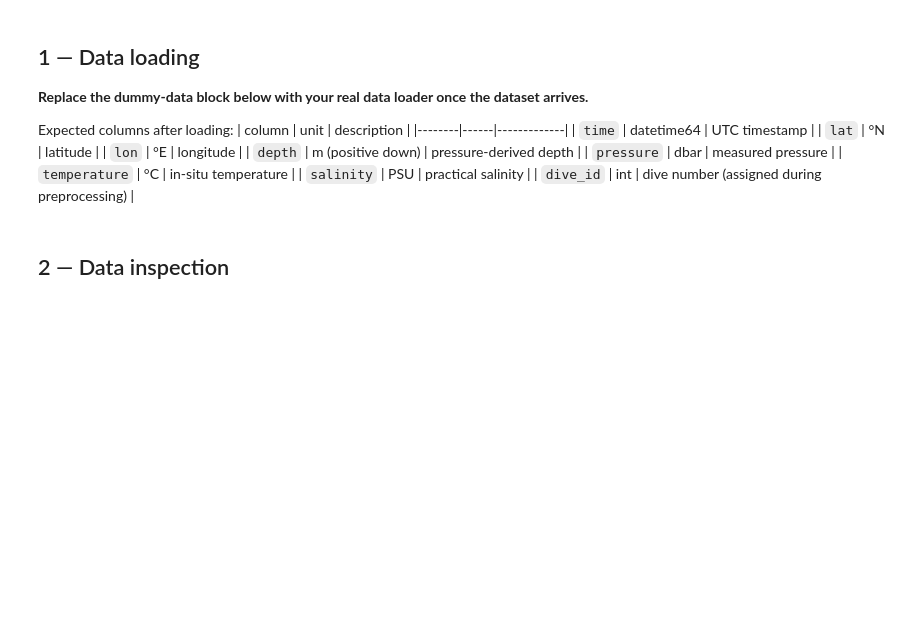
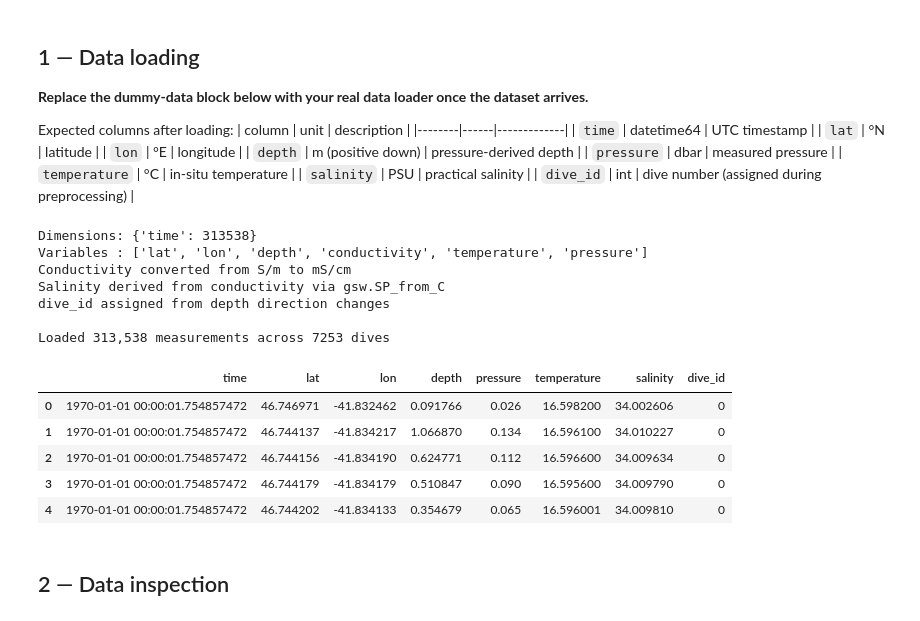
Before and after one commit to Maranderine/IIMS_CTD, a Jupyter notebook: CTD/ctd_analysis.ipynb, the cells around one changed output. Cells and saved outputs as stored; diff of their text form; code cells hidden in the pictures; blank space fills up the shorter version.

```diff
--- a/CTD/ctd_analysis.ipynb
+++ b/CTD/ctd_analysis.ipynb
@@ -48,68 +48,90 @@ Expected columns after loading:
 | `dive_id` | int | dive number (assigned during preprocessing) |
 # %%
 # ── SET YOUR FILE PATH ──────────────────────────────────────────────────────
-NC_FILE = 'data/glider.nc'   # <-- adjust to match your actual filename
+NC_FILE = 'data/glider_CTD_IFM162.nc'
 
 # ── Open and inspect ────────────────────────────────────────────────────────
 ds = xr.open_dataset(NC_FILE)
-print("Dimensions:", dict(ds.dims))
+print("Dimensions:", dict(ds.sizes))
 print("Variables :", list(ds.data_vars))
 
 # ── Variable name mapping ───────────────────────────────────────────────────
-# Covers IOOS Glider DAC naming and raw SLOCUM science-file naming.
-# Add variants here if your file uses different names.
 ALIASES = {
-    'time':        ['time', 'sci_m_present_time'],
-    'lat':         ['latitude', 'lat', 'm_gps_lat'],
-    'lon':         ['longitude', 'lon', 'm_gps_lon'],
-    'depth':       ['depth', 'm_depth', 'sci_water_depth'],
-    'pressure':    ['pressure', 'sci_water_pressure'],
-    'temperature': ['temperature', 'sci_water_temp'],
-    'salinity':    ['salinity', 'sci_water_sal', 'sci_seawater_salinity'],
+    'time':         ['time', 'sci_m_present_time'],
+    'lat':          ['latitude', 'lat', 'm_gps_lat'],
+    'lon':          ['longitude', 'lon', 'm_gps_lon'],
+    'depth':        ['depth', 'm_depth', 'sci_water_depth'],
+    'pressure':     ['pressure', 'sci_water_pressure'],
+    'temperature':  ['temperature', 'sci_water_temp'],
+    'salinity':     ['salinity', 'sci_water_sal', 'sci_seawater_salinity'],
+    'conductivity': ['conductivity', 'sci_water_cond'],
 }
 
-def pick(ds, candidates):
+def pick(ds, candidates, required=True):
     for name in candidates:
         if name in ds:
             return ds[name].values
-    raise KeyError(f"None of {candidates} found — available: {list(ds.data_vars)}")
+    if required:
+        raise KeyError(f"None of {candidates} found — available: {list(ds.data_vars)}")
+    return None
 
 df = pd.DataFrame({
     'time':        pd.to_datetime(pick(ds, ALIASES['time'])),
     'lat':         pick(ds, ALIASES['lat']).astype(float),
     'lon':         pick(ds, ALIASES['lon']).astype(float),
     'depth':       pick(ds, ALIASES['depth']).astype(float),
     'pressure':    pick(ds, ALIASES['pressure']).astype(float),
     'temperature': pick(ds, ALIASES['temperature']).astype(float),
-    'salinity':    pick(ds, ALIASES['salinity']).astype(float),
 })
 
-# ── Drop rows with missing core variables ───────────────────────────────────
+cond = ds['conductivity'].values.astype(float)
+
+# SLOCUM stores conductivity in S/m; gsw.SP_from_C exspects mS/cm → ×10
+if cond.mean() < 10:
+    cond = cond * 10
+    print("Conductivity converted from S/m to mS/cm")
+df['salinity'] = gsw.SP_from_C(cond, df['temperature'], df['pressure'])
+print("Salinity derived from conductivity via gsw.SP_from_C")
+
+
+# Drop rows with missing values
 df = df.dropna(subset=['depth', 'temperature', 'salinity']).reset_index(drop=True)
 df = df.sort_values('time').reset_index(drop=True)
 
 # ── Pressure unit guard: SLOCUM sometimes stores pressure in bar not dbar ───
 if df['pressure'].median() < 20 and df['depth'].median() > 20:
     df['pressure'] *= 10
     print("Note: pressure converted from bar to dbar")
 
 # ── Assign dive_id ──────────────────────────────────────────────────────────
-# Use profile_id/dive_number from file if present; otherwise detect from depth.
 dive_id_var = next((v for v in ['profile_id', 'dive_number', 'trajectory'] if v in ds), None)
 if dive_id_var:
     df['dive_id'] = ds[dive_id_var].values[:len(df)]
     print(f"dive_id taken from '{dive_id_var}'")
 else:
-    # Detect descents: ascending→descending transition = new dive
     p = df['pressure'].values
     dp = np.sign(np.diff(p, prepend=p[0]))
     dp_smooth = pd.Series(dp).rolling(9, center=True, min_periods=1).median().values
     going_down = dp_smooth > 0
     df['dive_id'] = np.cumsum(np.diff(going_down.astype(int), prepend=0) > 0)
     print("dive_id assigned from depth direction changes")
 
 print(f"\nLoaded {len(df):,} measurements across {df['dive_id'].nunique()} dives")
 df.head()
+# %% [output]
+Dimensions: {'time': 313538}
+Variables : ['lat', 'lon', 'depth', 'conductivity', 'temperature', 'pressure']
+Conductivity converted from S/m to mS/cm
+Salinity derived from conductivity via gsw.SP_from_C
+dive_id assigned from depth direction changes
+
+Loaded 313,538 measurements across 7253 dives
+|  | time | lat | lon | depth | pressure | temperature | salinity | dive_id |
+| 0 | 1970-01-01 00:00:01.754857472 | 46.746971 | -41.832462 | 0.091766 | 0.026 | 16.598200 | 34.002606 | 0 |
+| 1 | 1970-01-01 00:00:01.754857472 | 46.744137 | -41.834217 | 1.066870 | 0.134 | 16.596100 | 34.010227 | 0 |
+| 2 | 1970-01-01 00:00:01.754857472 | 46.744156 | -41.834190 | 0.624771 | 0.112 | 16.596600 | 34.009634 | 0 |
+| 3 | 1970-01-01 00:00:01.754857472 | 46.744179 | -41.834179 | 0.510847 | 0.090 | 16.595600 | 34.009790 | 0 |
+| 4 | 1970-01-01 00:00:01.754857472 | 46.744202 | -41.834133 | 0.354679 | 0.065 | 16.596001 | 34.009810 | 0 |
 # %% [markdown]
 ## 2 — Data inspection
 # %%
```
Also changed, not shown: 2 other files.
